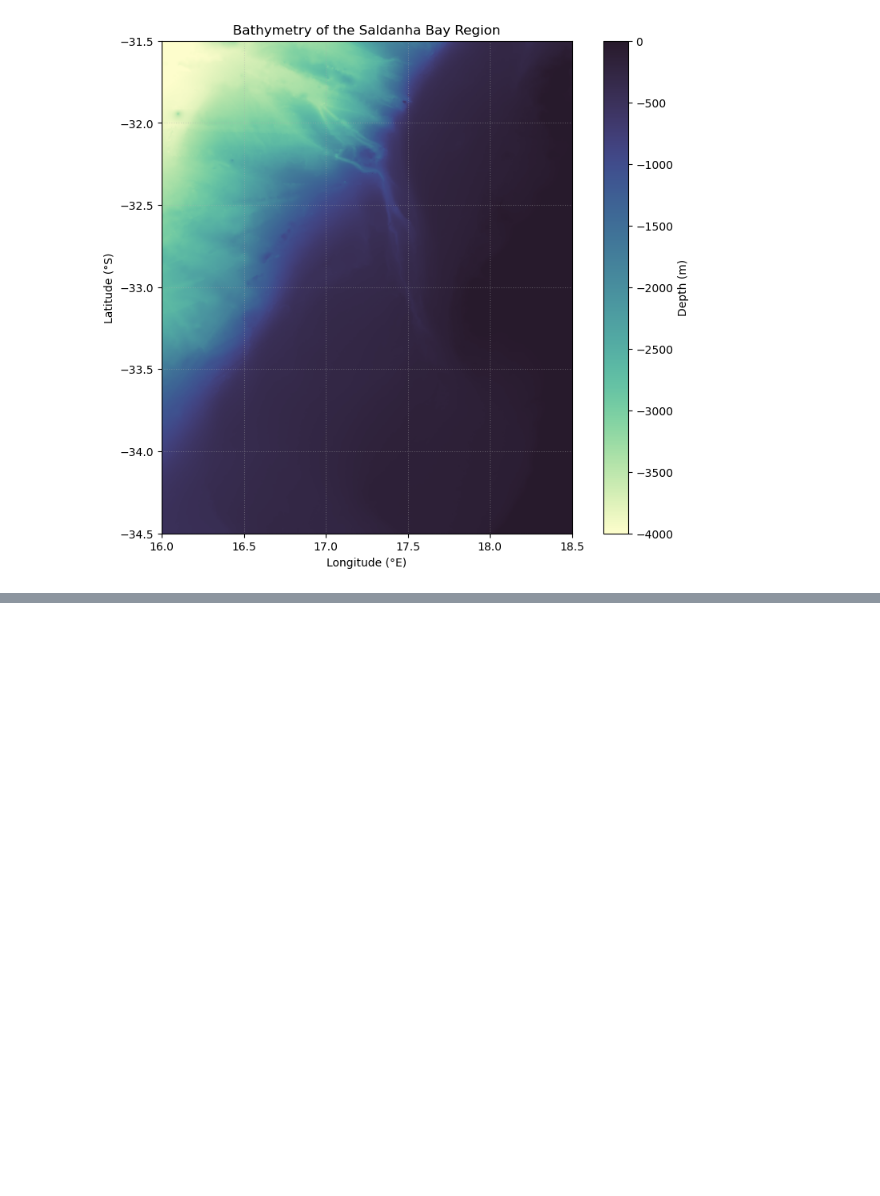
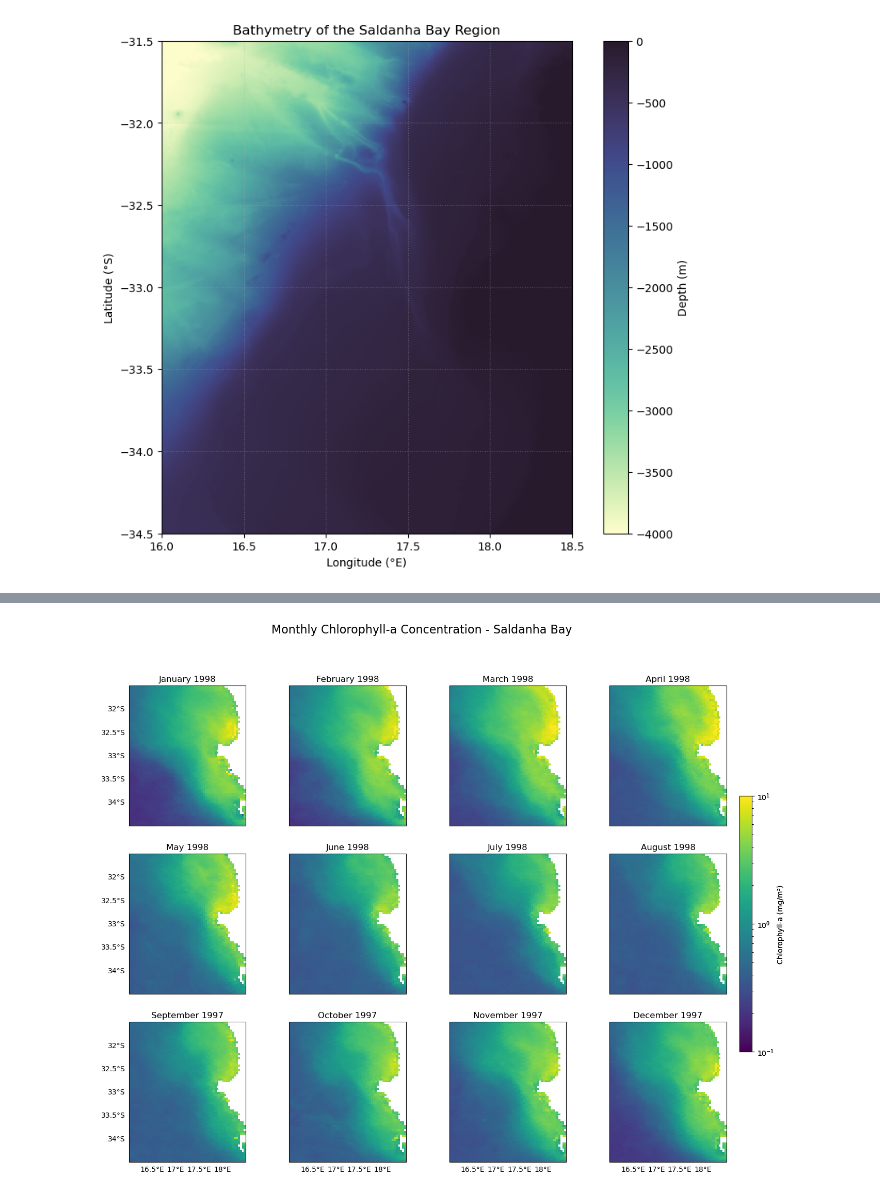
Before and after one commit to SCaluza/SAMOS2026-Core3CS-SALDANA-BAY, a Jupyter notebook: Ocean_colour_analysis.ipynb, the cells around one changed output, grey strips where cells are left out. Cells and saved outputs as stored; diff of their text form; code cells hidden in the pictures; blank space fills up the shorter version.

Commit message:
Added plots

```diff
--- a/Ocean_colour_analysis.ipynb
+++ b/Ocean_colour_analysis.ipynb
@@ -137,0 +140,6 @@ plt.show()
+# %%
+# 1. Open your dataset
+ds = xr.open_dataset("ESACCI-OC-MAPPED-CLIMATOLOGY.nc")
+# %%
+#Extracts the chlorophyll variable from the dataset
+chl = ds['chlor_a']
@@ -137,0 +153,6 @@ plt.show()
+# %%
+#Subset the chlorophyll dataset to the study area Saldanha Bay to reduce
+#the dataset to the spatial extent 16°E–18.5°E, 34.5°S–31.5°S
+# to ensure consistency with the bathymetry data
+
+subset = chl.sel(lon=slice(16.0, 18.5), lat=slice(-31.5, -34.5))
@@ -137,0 +176,55 @@ plt.show()
+# %%
+import xarray as xr
+import matplotlib.pyplot as plt
+import cartopy.crs as ccrs
+from matplotlib.colors import LogNorm
+import pandas as pd
+
+# Open dataset ESACCI-OC-MAPPED-CIMATOLOGY.nc
+ds = xr.open_dataset("ESACCI-OC-MAPPED-CLIMATOLOGY.nc")
+
+# Faceted plot
+fig, axes = plt.subplots(
+    nrows=3, ncols=4, figsize=(16, 12),
+    subplot_kw={'projection': ccrs.PlateCarree()}
+)
+axes = axes.flatten()
+
+# Keep a reference to the first plot so we can add a shared colorbar later
+im = None
+
+for i, ax in enumerate(axes):
+    da = subset.isel(time=i)
+    im = da.plot(
+        ax=ax,
+        transform=ccrs.PlateCarree(),
+        cmap='viridis',
+        norm=LogNorm(vmin=0.1, vmax=10),
+        add_colorbar=False
+    )
+
+    # Labels only on outer edges
+    gl = ax.gridlines(draw_labels=True, linewidth=0, color='none')
+    gl.top_labels = False
+    gl.right_labels = False
+    gl.left_labels = (i % 4 == 0)      # left column only
+    gl.bottom_labels = (i >= 8)        # bottom row only
+
+    # Month title
+    date = pd.to_datetime(da['time'].values)
+    ax.set_title(date.strftime("%B %Y"))
+
+# Shared vertical colorbar on the right side
+cbar = fig.colorbar(
+    im, ax=axes, orientation='vertical',
+    fraction=0.02, pad=0.02
+)
+cbar.set_label("Chlorophyll-a (mg/m³)")
+
+plt.suptitle("Monthly Chlorophyll-a Concentration - Saldanha Bay", fontsize=16)
+plt.subplots_adjust(right=0.9)
+cbar = fig.colorbar(im, ax=axes, orientation='vertical', fraction=0.02, pad=0.02)
+cbar.set_label("Chlorophyll-a (mg/m³)")
+plt.show()
+# %% [output]
+[figure, added]
```
Also changed, not shown: parts of 7 cells of this notebook, 1 other file.
